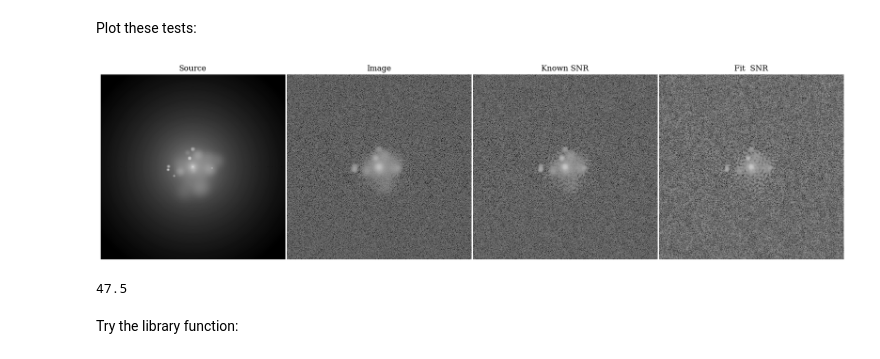
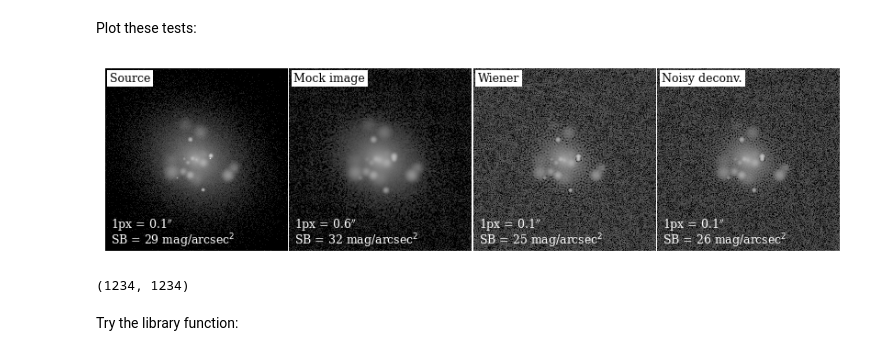
Before and after one commit to astro-nova/asymmetry, a Jupyter notebook: 4 Fourier New.ipynb, the cells around one changed output. Drawn from its saved outputs; the diff is of its cells as text; code cells hidden in the pictures.

Commit message:
deconvolution plot

```diff
--- a/4 Fourier New.ipynb
+++ b/4 Fourier New.ipynb
@@ -337,8 +353,14 @@ $$\hat{f} = \hat{\lambda} \times \hat{f}_{source} + \hat{\sigma}$$
 # %%
 def recon_wiener(img_fft, psf_fft, snr):
 
+    psf_new = Gaussian2DKernel(3, x_size=img_fft.shape[1], y_size=img_fft.shape[0])
+    psf_new_fft = fft.fft2(fft.ifftshift(psf_new), norm='backward')
+
+
     psf_fft_sq = np.real(np.conj(psf_fft)*psf_fft)
     H = psf_fft / (psf_fft_sq + np.power(snr, -2))
+
+    # H = psf_new_fft / (psf_fft + 1/snr)
     img_corr = img_fft * H
     return img_corr, H
 # %% [markdown]
@@ -379,11 +401,11 @@ H^2 = \frac{(f_{source} + \sigma)^2}{(\lambda f_{source} + \sigma)^2} = \frac{f_
 \end{align}
 $
 # %%
-def recon_new(img_fft, psf_fft, snr, snr_gaussian):
+def recon_new(img_fft, psf_fft, snr):
 
     # Convolve to a nyquist-resolved psf
-    psf_new = Gaussian2DKernel(2, x_size=img_fft.shape[1], y_size=img_fft.shape[0])
-    psf_new_fft = fft.fft2(fft.ifftshift(psf_new), norm='backward')
+    psf_new = Gaussian2DKernel(3, x_size=img_fft.shape[1], y_size=img_fft.shape[0])
+    psf_new_fft = fft.fft2(fft.ifftshift(psf_new.array), norm='backward')
 
     # H_sq = np.power((np.abs(psf_new_fft) + 1/snr), 2) / np.power((np.abs(psf_fft) + 1/snr), 2)
     # H = np.sqrt(H_sq)
@@ -613,24 +640,43 @@ axs[0].legend( ncols=2, frameon=False)
 Actually plot an example iteration:
 # %% [markdown]
 Plot these tests:
+# %%
+plt.rcParams['font.size'] = 9
+imgs = [perfect_gal, real_gal, np.real(fft.ifft2(recons[0], norm=norm)), np.real(fft.ifft2(recons[1], norm=norm))]
+pxscales = [0.1, 0.6, 0.1,0.1]
+
+sbs = []
+for im, px in zip(imgs, pxscales):
+    std = np.std(im[:15,:15])
+    sb = -2.5*np.log10(std/px**2)+33
+    sbs.append(sb)
 # %%
-fig, axs = plt.subplots(1, 4, figsize=(4*4,4))
-axs[0].imshow(-2.5*np.log10(perfect_gal/pxscale**2)+33, vmin=17, vmax=30, cmap='gray_r'); axs[0].set_title('Source')
-axs[1].imshow(-2.5*np.log10(np.abs(real_gal)/pxscale**2)+33, vmin=17, vmax=30, cmap='gray_r'); axs[1].set_title('Image')
+fig, axs = plt.subplots(1, 4, figsize=(8,2))
+axs[0].imshow(-2.5*np.log10(np.abs(perfect_gal)/pxscale**2)+33, vmin=21, vmax=32, cmap='gray_r');
+axs[1].imshow(-2.5*np.log10(np.abs(real_gal)/pxscale**2)+33, vmin=21, vmax=32, cmap='gray_r');
 
-labels = ['Known SNR', 'Fit  SNR']
+
 for ax, img, l in zip(axs[2:], recons, labels):
-    ax.imshow(-2.5*np.log10(np.abs(fft.ifft2(img, norm=norm))/pxscale**2)+33, vmin=17, vmax=30, cmap='gray_r')
-    ax.set_title(l)
+    ax.imshow(-2.5*np.log10(np.abs(fft.ifft2(img, norm=norm))/pxscale**2)+33, vmin=21, vmax=32, cmap='gray_r')
+
+bbox = dict(fc="#ffff", pad=2)
+labels = ['Source', 'Mock image', 'Wiener', 'Noisy deconv.']
+scales = [r'0.1$^{\prime\prime}$', r'0.6$^{\prime\prime}$', r'0.1$^{\prime\prime}$', r'0.1$^{\prime\prime}$']
+for ax, l, s, sb in zip(axs, labels, scales, sbs):
+    ax.annotate(l, xy=(0.025, 0.98), xycoords='axes fraction', ha='left', va='top', color='k', bbox=bbox)
+    ax.annotate(f'1px = {s}', xy=(0.03, 0.1), xycoords='axes fraction', ha='left', va='bottom', color='w')
+    ax.annotate(f'SB = {sb:0.0f} mag/arcsec$^2$', xy=(0.03, 0.01), xycoords='axes fraction', ha='left', va='bottom', color='w')
+
 
 for ax in axs:    ax.axis('off')
 plt.subplots_adjust(wspace=0.01)
+# plt.savefig('figures/deconv.pdf', bbox_inches='tight', pad_inces=0)
 # %% [output]
-[figure, old version]
+[figure, new version]
 # %%
-real_gal.shape[0]/10
+perfect_gal.shape
 # %% [output]
-47.5
+(1234, 1234)
 # %% [markdown]
 Try the library function:
 # %%
```
Also changed, not shown: parts of 11 cells of this notebook.
